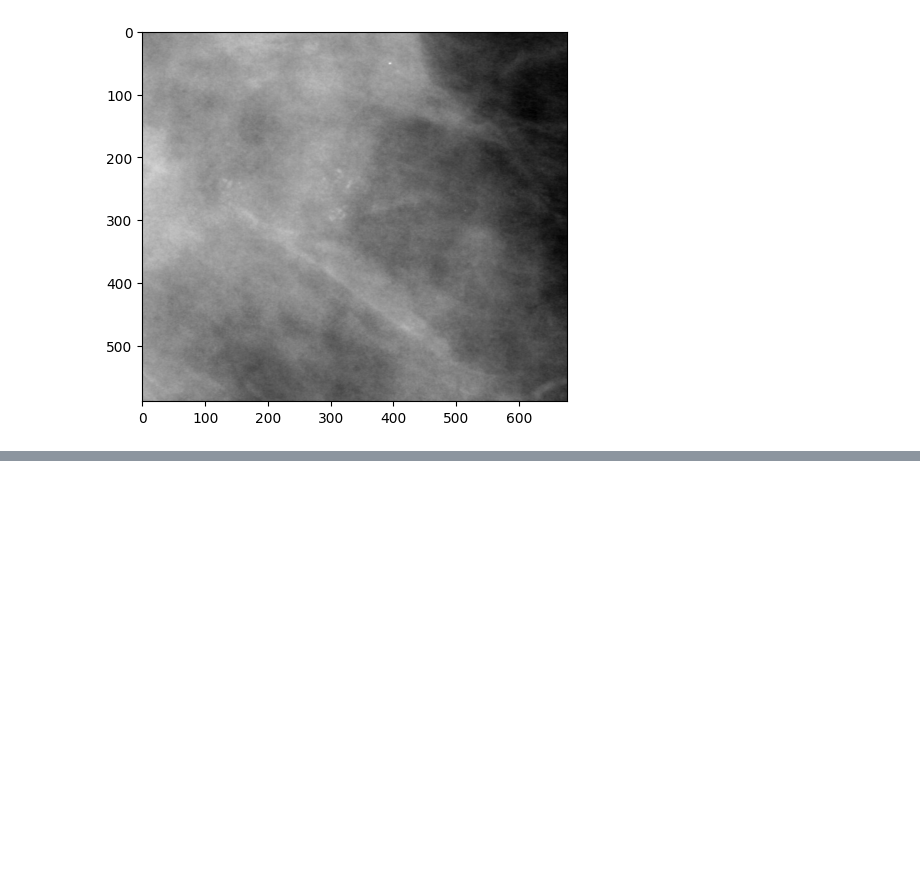
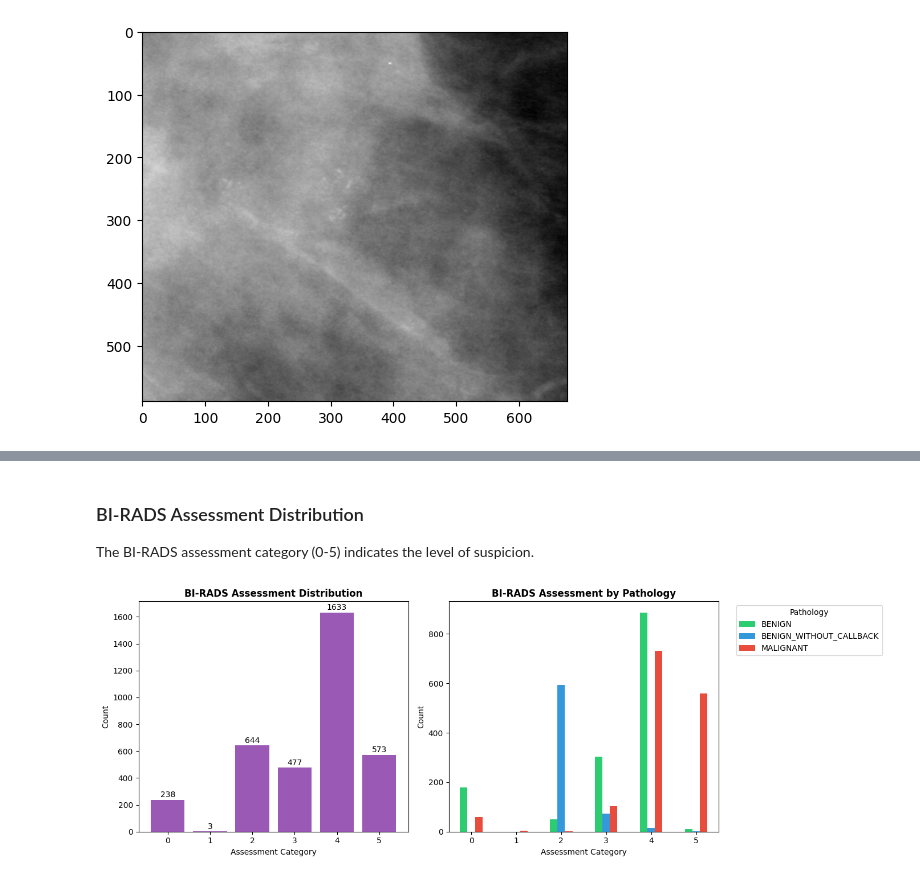
Before and after one commit to lextoumbourou/cm3070-final-project, a Jupyter notebook: notebooks/01-cbis-ddsm.ipynb, the cells around one changed output, grey strips where cells are left out. Cells and saved outputs as stored; diff of their text form; code cells hidden in the pictures; blank space fills up the shorter version.

```diff
--- a/notebooks/01-cbis-ddsm.ipynb
+++ b/notebooks/01-cbis-ddsm.ipynb
@@ -210,0 +277,29 @@ plt.imshow(Image.open(cropped_img_path), cmap="grey")
+# %% [markdown]
+### BI-RADS Assessment Distribution
+
+The BI-RADS assessment category (0-5) indicates the level of suspicion.
+# %%
+fig, axes = plt.subplots(1, 2, figsize=(14, 5))
+
+# Overall assessment distribution
+assessment_counts = all_data_df['assessment'].value_counts().sort_index()
+axes[0].bar(assessment_counts.index.astype(str), assessment_counts.values, color='#9b59b6')
+axes[0].set_title('BI-RADS Assessment Distribution', fontsize=12, fontweight='bold')
+axes[0].set_xlabel('Assessment Category')
+axes[0].set_ylabel('Count')
+for i, (idx, v) in enumerate(assessment_counts.items()):
+    axes[0].text(i, v + 5, str(v), ha='center', va='bottom')
+
+# Assessment by pathology
+pathology_assessment = pd.crosstab(all_data_df['assessment'], all_data_df['pathology'])
+pathology_assessment.plot(kind='bar', ax=axes[1], color=['#2ecc71', '#3498db', '#e74c3c'])
+axes[1].set_title('BI-RADS Assessment by Pathology', fontsize=12, fontweight='bold')
+axes[1].set_xlabel('Assessment Category')
+axes[1].set_ylabel('Count')
+axes[1].legend(title='Pathology', bbox_to_anchor=(1.05, 1), loc='upper left')
+axes[1].tick_params(axis='x', rotation=0)
+
+plt.tight_layout()
+plt.show()
+# %% [output]
+[figure, added]
```
Also changed, not shown: parts of 20 cells of this notebook, 2 other files.
